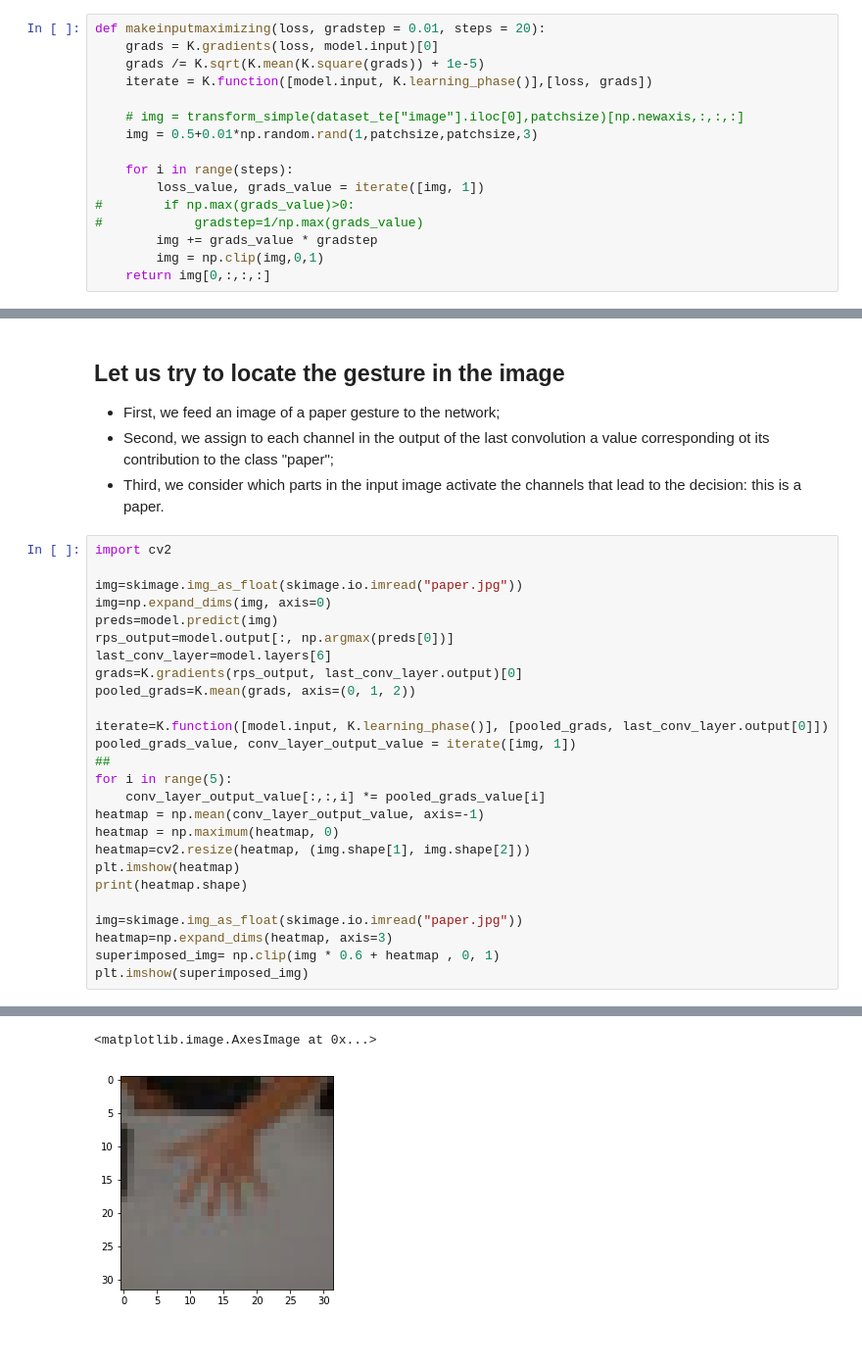
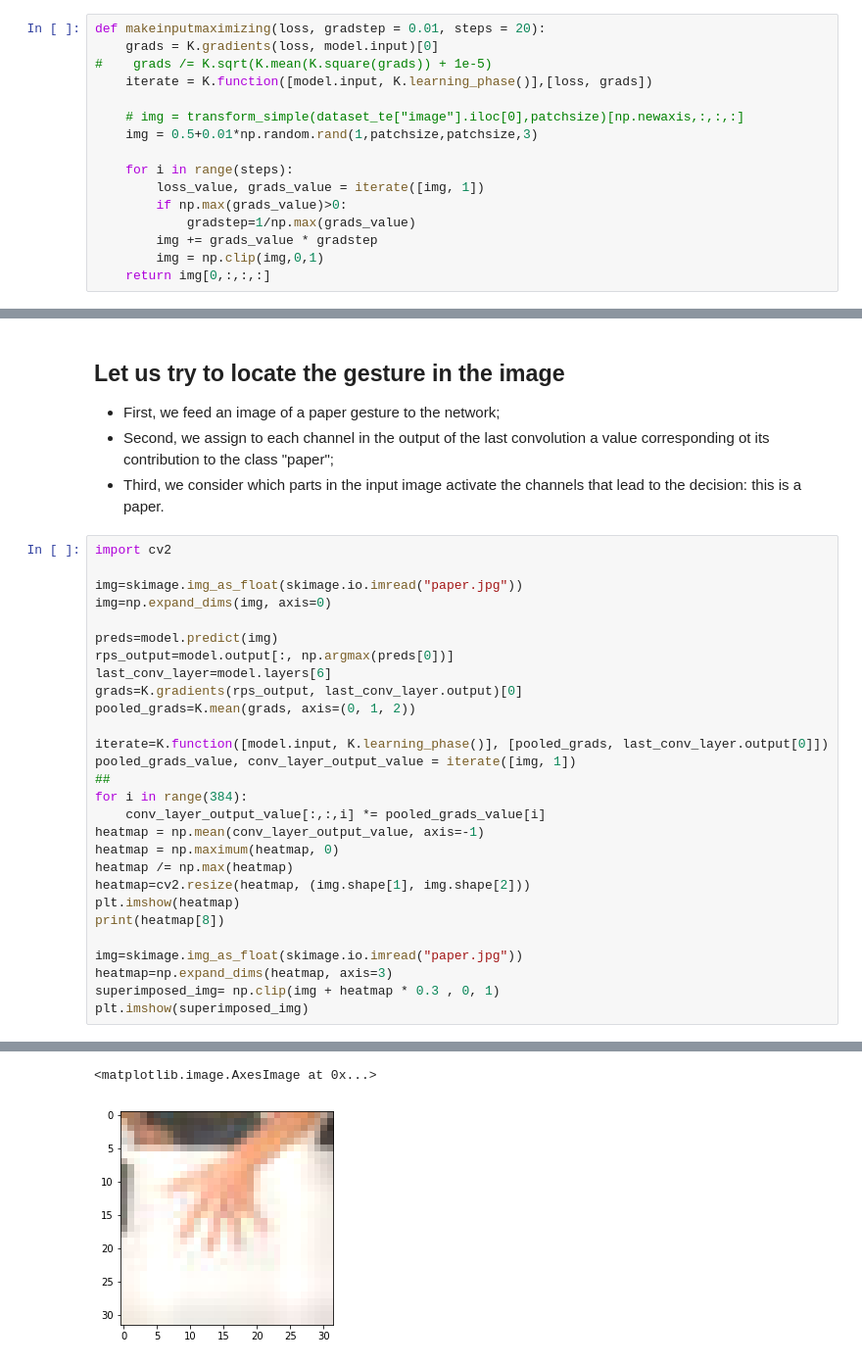
Before and after one commit to alessandro-giusti/rock-paper-scissors, a Jupyter notebook: Activity notebook/notebook_v2.ipynb, the cells around one changed output, grey strips where cells are left out. Shown at 98% size. Cells and saved outputs as stored; diff of their text form.

```diff
--- a/Activity notebook/notebook_v2.ipynb
+++ b/Activity notebook/notebook_v2.ipynb
@@ -631,7 +613,7 @@ _________________________________________________________________
 # %%
 def makeinputmaximizing(loss, gradstep = 0.01, steps = 20):
     grads = K.gradients(loss, model.input)[0]
-    grads /= K.sqrt(K.mean(K.square(grads)) + 1e-5)
+#    grads /= K.sqrt(K.mean(K.square(grads)) + 1e-5)
     iterate = K.function([model.input, K.learning_phase()],[loss, grads])
 
     # img = transform_simple(dataset_te["image"].iloc[0],patchsize)[np.newaxis,:,:,:]
@@ -639,8 +621,8 @@ def makeinputmaximizing(loss, gradstep = 0.01, steps = 20):
 
     for i in range(steps):
         loss_value, grads_value = iterate([img, 1])
-#        if np.max(grads_value)>0:
-#            gradstep=1/np.max(grads_value)
+        if np.max(grads_value)>0:
+            gradstep=1/np.max(grads_value)
         img += grads_value * gradstep
         img = np.clip(img,0,1)
     return img[0,:,:,:]
@@ -683,6 +665,7 @@ import cv2
 
 img=skimage.img_as_float(skimage.io.imread("paper.jpg"))
 img=np.expand_dims(img, axis=0)
+
 preds=model.predict(img)
 rps_output=model.output[:, np.argmax(preds[0])]
 last_conv_layer=model.layers[6]
@@ -692,16 +675,17 @@ pooled_grads=K.mean(grads, axis=(0, 1, 2))
 iterate=K.function([model.input, K.learning_phase()], [pooled_grads, last_conv_layer.output[0]])
 pooled_grads_value, conv_layer_output_value = iterate([img, 1])
 ##
-for i in range(5):
+for i in range(384):
     conv_layer_output_value[:,:,i] *= pooled_grads_value[i]
 heatmap = np.mean(conv_layer_output_value, axis=-1)
 heatmap = np.maximum(heatmap, 0)
+heatmap /= np.max(heatmap)
 heatmap=cv2.resize(heatmap, (img.shape[1], img.shape[2]))
 plt.imshow(heatmap)
-print(heatmap.shape)
+print(heatmap[8])
 
 img=skimage.img_as_float(skimage.io.imread("paper.jpg"))
 heatmap=np.expand_dims(heatmap, axis=3)
-superimposed_img= np.clip(img * 0.6 + heatmap , 0, 1)
+superimposed_img= np.clip(img + heatmap * 0.3 , 0, 1)
 plt.imshow(superimposed_img)
 # %% [output]
@@ -709,2 +698,2 @@ plt.imshow(superimposed_img)
 <matplotlib.image.AxesImage at 0x...>
-[figure, old version]
+[figure, new version]
```
Also changed, not shown: parts of 12 cells of this notebook.
